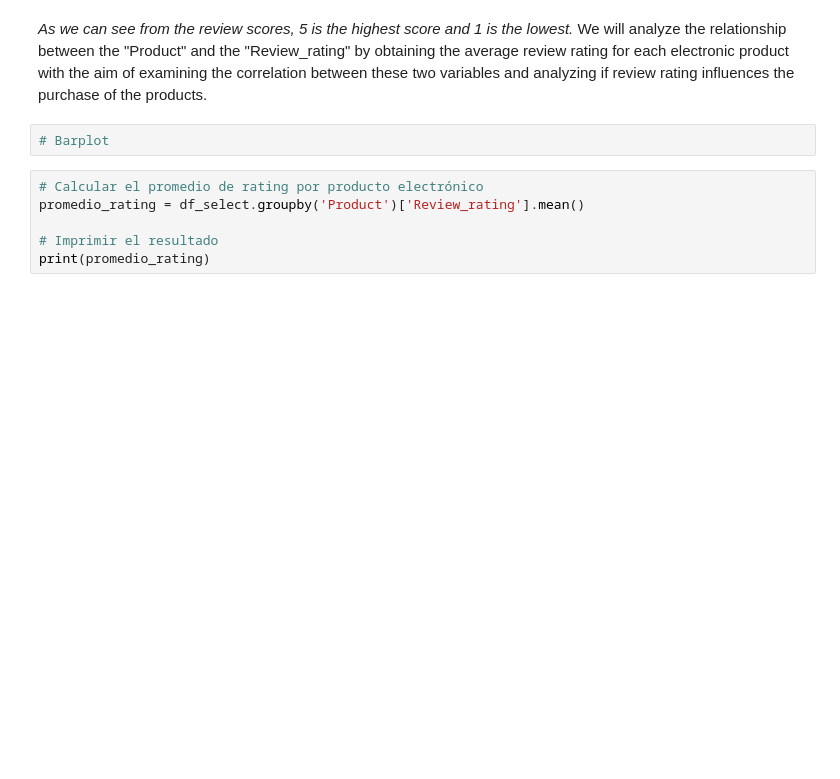
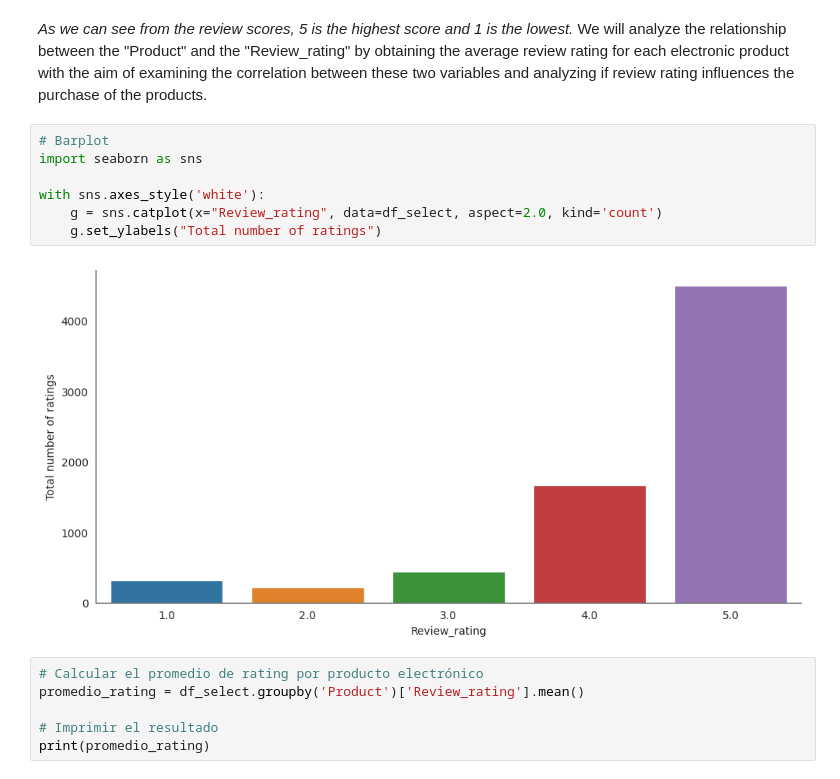
Before and after one commit to gina13mnsr/AmazonElectronics, a Jupyter notebook: Amazon_electronics.ipynb, the cells around one changed output. Cells and saved outputs as stored; diff of their text form; blank space fills up the shorter version.

Commit message:
Analyzing distribution of ratings given to products

```diff
--- a/Amazon_electronics.ipynb
+++ b/Amazon_electronics.ipynb
@@ -167,8 +168,15 @@ The Reviews Rating are:  [ 5.  4.  3.  2.  1. nan]
 # %% [markdown]
 *As we can see from the review scores, 5 is the highest score and 1 is the lowest.*
 We will analyze the relationship between the "Product" and the "Review_rating" by obtaining the average review rating for each electronic product with the aim of examining the correlation between these two variables and analyzing if review rating influences the purchase of the products.
-# %%
-# Barplot
+# %%
+# Barplot
+import seaborn as sns
+
+with sns.axes_style('white'):
+    g = sns.catplot(x="Review_rating", data=df_select, aspect=2.0, kind='count')
+    g.set_ylabels("Total number of ratings")
+# %% [output]
+[figure, added]
 # %%
 # Calcular el promedio de rating por producto electrónico
 promedio_rating = df_select.groupby('Product')['Review_rating'].mean()
```
Also changed, not shown: parts of 9 cells of this notebook.
